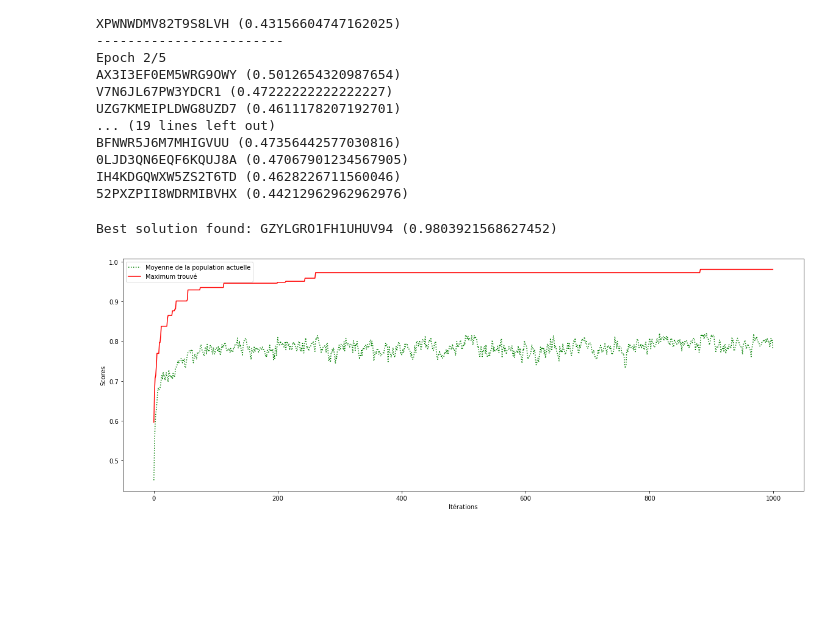
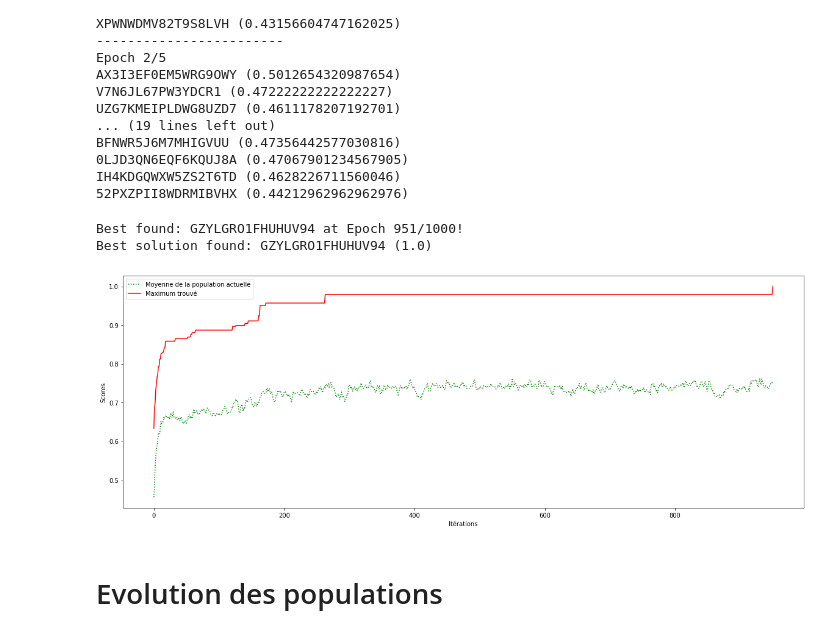
Before and after one commit to pierreelliott/genetic_algorithms, a Jupyter notebook: TP Genetic Algorithm.ipynb, the cells around one changed output. Cells and saved outputs as stored; diff of their text form; code cells hidden in the pictures; blank space fills up the shorter version.

```diff
--- a/TP Genetic Algorithm.ipynb
+++ b/TP Genetic Algorithm.ipynb
@@ -176,14 +176,17 @@ def plot_results(average, bests):
 def search(population_size=10, epochs=10):
     cross_over = CrossOverRandomTwo(0.6)
     mutation = NCharMutation(n=2)
-    exploration = SimpleExploration(cross_over, mutation)
+    exploration = SimpleExploration(cross_over, mutation, bests_size=int(population_size/10))
 
     population = Population(population_size, exploration=exploration)
     averages, bests, best = evolve(population, epochs=epochs, show_progress=False)
     print(f"Best solution found: {''.join(best['genotype'])} ({best['score']})")
     plot_results(averages, bests)
 # %%
-search(population_size=200, epochs=1000)
+search(population_size=800, epochs=1000)
 # %% [output]
-Best solution found: GZYLGRO1FH1UHUV94 (0.9803921568627452)
+Best found: GZYLGRO1FHUHUV94 at Epoch 951/1000!
+Best solution found: GZYLGRO1FHUHUV94 (1.0)
-[figure, old version]
+[figure, new version]
+# %% [markdown]
+# Evolution des populations
```
Also changed, not shown: parts of 2 cells of this notebook.
